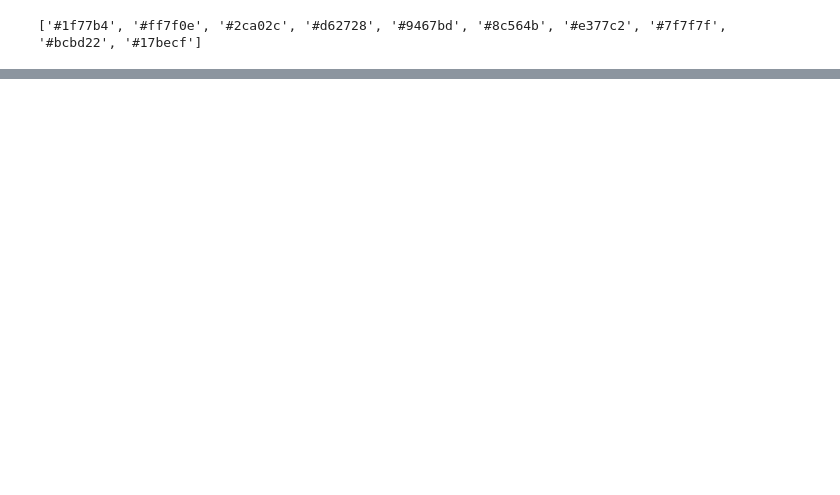
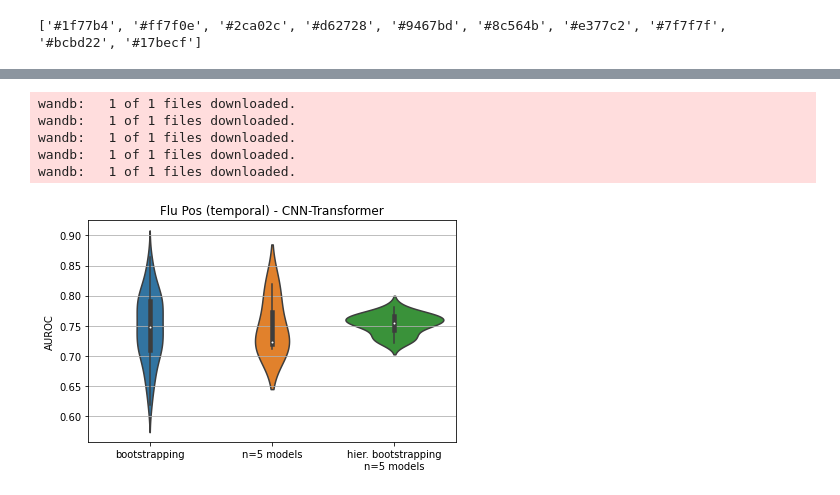
Before and after one commit to behavioral-data/Homekit2020, a Jupyter notebook: notebooks/bootstrapping/results.ipynb, the cells around one changed output, grey strips where cells are left out. Drawn from its saved outputs; the diff is of its cells as text; code cells hidden in the pictures; blank space fills up the shorter version.

Commit message:
Updated plotting notebook

```diff
--- a/notebooks/bootstrapping/results.ipynb
+++ b/notebooks/bootstrapping/results.ipynb
@@ -42,0 +63,16 @@ def search_experiments(model="CNNToTransformerClassifier", task="PredictFluPos",
+# %%
+
+def to_subplot_ix(m, s, t):
+    subplot_ix = (t + int(t/6) + 1)
+    if m == 1:
+        subplot_ix += 2 * len(tasks) + 1
+    if s == 1:
+        subplot_ix += len(tasks) + 1
+    return subplot_ix
+
+# initializes subplots
+for s in [0, 1]:
+    for m in [0, 1]:
+        for t in range(len(tasks)):
+            plt.subplot(2, 2*len(tasks)+1, to_subplot_ix(m, s, t))
+            plt.xlim(-0.05, 1.05)
@@ -188,0 +257,34 @@ wandb:   1 of 1 files downloaded.
+# %%
+run_ids = search_experiments("CNNClassifier", "HomekitPredictFluPos", "temporal split", None)
+tables = get_prediction_tables(run_ids)
+# %% [output]
+wandb:   1 of 1 files downloaded.
+wandb:   1 of 1 files downloaded.
+wandb:   1 of 1 files downloaded.
+wandb:   1 of 1 files downloaded.
+wandb:   1 of 1 files downloaded.
+# %%
+from sklearn.metrics import RocCurveDisplay
+from sklearn.metrics import precision_recall_curve, roc_auc_score, average_precision_score, roc_curve
+import seaborn as sns
+
+bst_ci = []
+for table in tables:
+    bst_ci.append(bootstrapping(table, metrics=[roc_auc_score], num_bootstraps=20)["roc_auc_score"])
+bst_ci = np.hstack(bst_ci)
+
+model_ci = [roc_auc_score(t["label"], t["pred"]) for t in tables]
+
+hier_ci = hierarchical_bootstrapping(tables, metrics=[roc_auc_score], num_bootstraps=20)["roc_auc_score"]
+
+plt.grid(axis="y")
+sns.violinplot(np.array([bst_ci, model_ci, hier_ci]))
+plt.ylabel("AUROC")
+plt.xticks(ticks=[0, 1, 2], labels=["bootstrapping", "n=5 models", "hier. bootstrapping\nn=5 models"])
+plt.title("Flu Pos (temporal) - CNN-Transformer")
+
+plt.tight_layout()
+
+plt.savefig("violin_plots.pdf", bbox_inches='tight', format="pdf")
+# %% [output]
+[figure, added]
```
Also changed, not shown: parts of 9 cells of this notebook, 7 other files.
